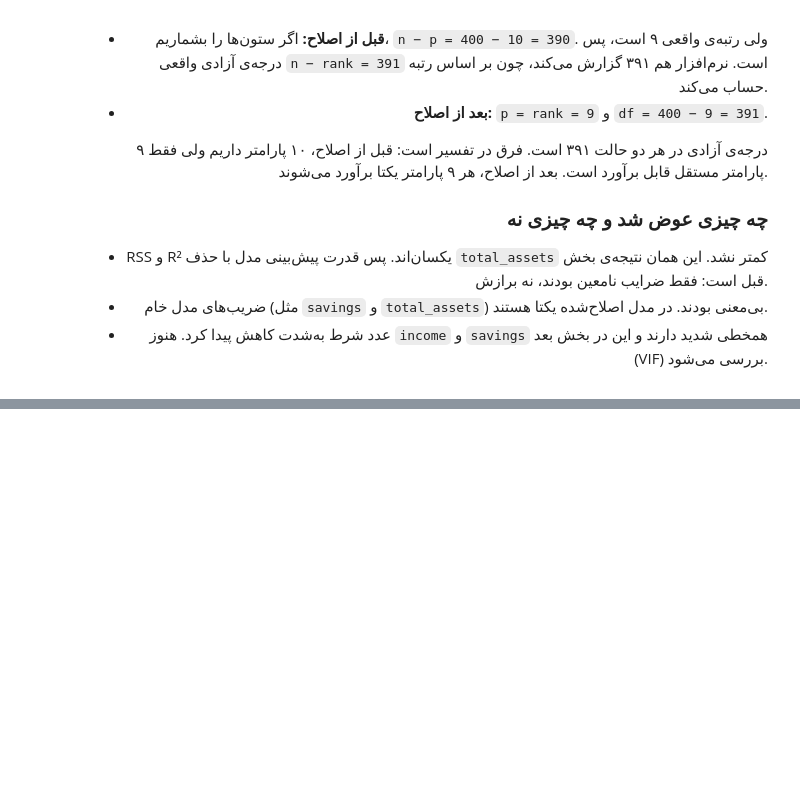
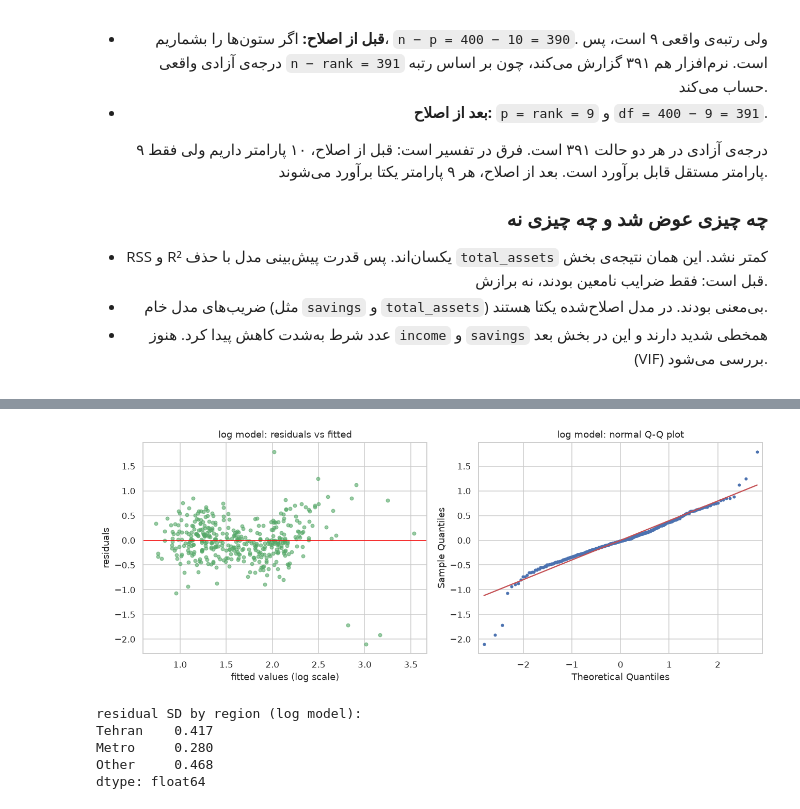
Before and after one commit to KiarashAkbari/ML-CHALLENGE, a Jupyter notebook: term-3/answers/quiz-1-answer/quiz-1-answer.ipynb, the cells around one changed output, grey strips where cells are left out. Cells and saved outputs as stored; diff of their text form; code cells hidden in the pictures; blank space fills up the shorter version.

```diff
--- a/term-3/answers/quiz-1-answer/quiz-1-answer.ipynb
+++ b/term-3/answers/quiz-1-answer/quiz-1-answer.ipynb
@@ -630,0 +1288,25 @@ pd.DataFrame({'coef': m_fix.params, 'se': m_fix.bse}).round(4)
+# %%
+m_log = smf.ols(formula_q2.replace('monthly_spend', 'np.log(monthly_spend)'), data=df).fit()
+res_log = m_log.resid
+fit_log = m_log.fittedvalues
+
+fig, axes = plt.subplots(1, 2, figsize=(12, 4.8))
+axes[0].scatter(fit_log, res_log, s=18, alpha=0.6, color='#55A868')
+axes[0].axhline(0, color='red', lw=1)
+axes[0].set_xlabel('fitted values (log scale)')
+axes[0].set_ylabel('residuals')
+axes[0].set_title('log model: residuals vs fitted')
+sm.qqplot(res_log, line='s', ax=axes[1], markersize=3)
+axes[1].set_title('log model: normal Q-Q plot')
+plt.tight_layout()
+plt.show()
+
+print('residual SD by region (log model):')
+print(pd.Series(res_log.values).groupby(df['region'].values).std().round(3))
+# %% [output]
+[figure, added]
+residual SD by region (log model):
+Tehran    0.417
+Metro     0.280
+Other     0.468
+dtype: float64
```
Also changed, not shown: parts of 52 cells of this notebook, 3 other files.
